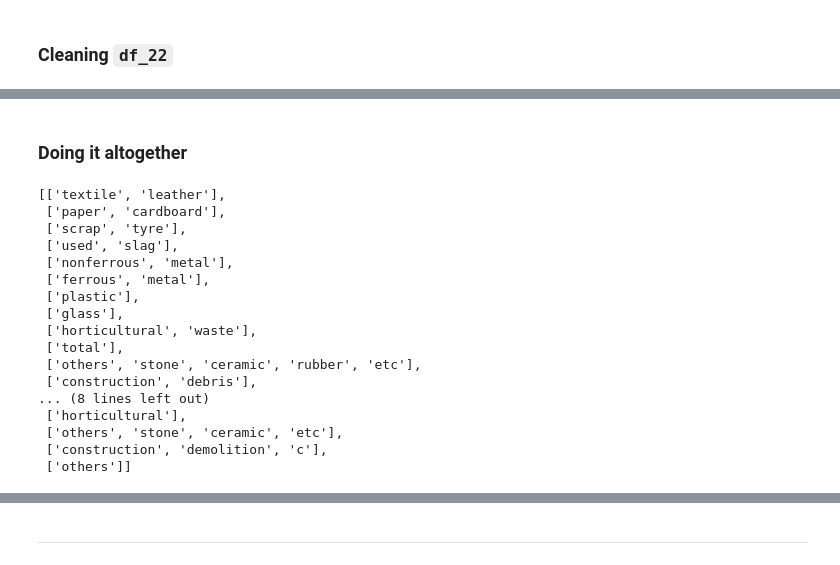
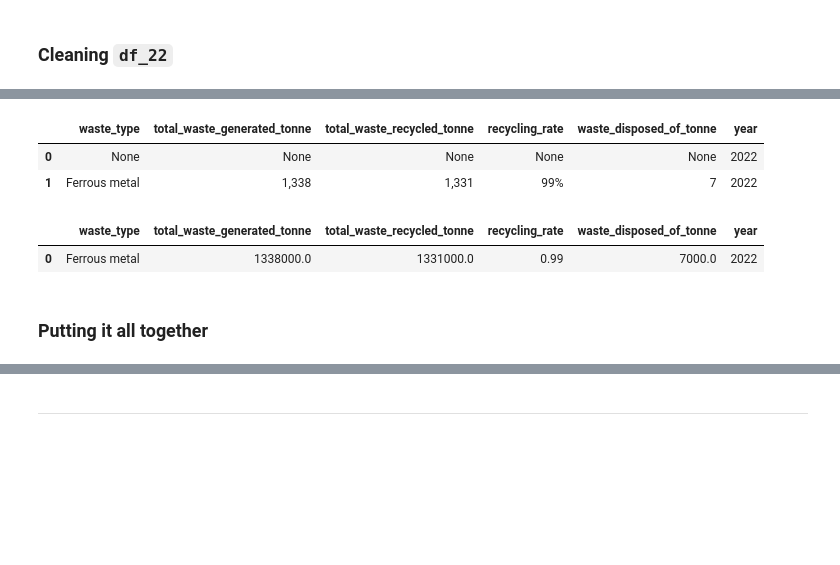
Before and after one commit to kuehbiko/02-Personal-Projects, a Jupyter notebook: WIP/Recycled Energy Savings in Singapore/recycled_materials_energy_analysis.ipynb, the cells around one changed output, grey strips where cells are left out. Saved outputs shown, nothing was run; the diff lists cells and outputs as text; code cells hidden in the pictures; blank space fills up the shorter version.

```diff
--- a/WIP/Recycled Energy Savings in Singapore/recycled_materials_energy_analysis.ipynb
+++ b/WIP/Recycled Energy Savings in Singapore/recycled_materials_energy_analysis.ipynb
@@ -204,0 +235,13 @@ df_17to21.reset_index(drop=True).head(1)
+# %%
+df_22['year'] = 2022
+# %%
+# recursively rename columns
+col_list = df_03to16.columns.tolist()
+for idx,col in enumerate(col_list):
+    df_22 = df_22.rename(columns={df_22.columns[idx]:col})
+# %%
+df_22.head(2)
+# %% [output]
+|  | waste_type | total_waste_generated_tonne | total_waste_recycled_tonne | recycling_rate | waste_disposed_of_tonne | year |
+| 0 | None | None | None | None | None | 2022 |
+| 1 | Ferrous metal | 1,338 | 1,331 | 99% | 7 | 2022 |
@@ -205,3 +264,8 @@ df_17to21.reset_index(drop=True).head(1)
+# %%
+df_22.reset_index(drop=True).head(1)
+# %% [output]
+|  | waste_type | total_waste_generated_tonne | total_waste_recycled_tonne | recycling_rate | waste_disposed_of_tonne | year |
+| 0 | Ferrous metal | 1338000.0 | 1331000.0 | 0.99 | 7000.0 | 2022 |
 # %% [markdown]
-### Doing it altogether
+### Putting it all together
 # %%
@@ -219,21 +282,0 @@ df0['token'] = df0['waste_type'].apply(word_tokenize) \
-# %%
-mats = df0['token'].value_counts().index.tolist()
-mats
-# %% [output]
-[['textile', 'leather'],
- ['paper', 'cardboard'],
- ['scrap', 'tyre'],
- ['used', 'slag'],
- ['nonferrous', 'metal'],
- ['ferrous', 'metal'],
- ['plastic'],
- ['glass'],
- ['horticultural', 'waste'],
- ['total'],
- ['others', 'stone', 'ceramic', 'rubber', 'etc'],
- ['construction', 'debris'],
-... (8 lines left out)
- ['horticultural'],
- ['others', 'stone', 'ceramic', 'etc'],
- ['construction', 'demolition', 'c'],
- ['others']]
```
Also changed, not shown: parts of 27 cells of this notebook, 1 other file.
